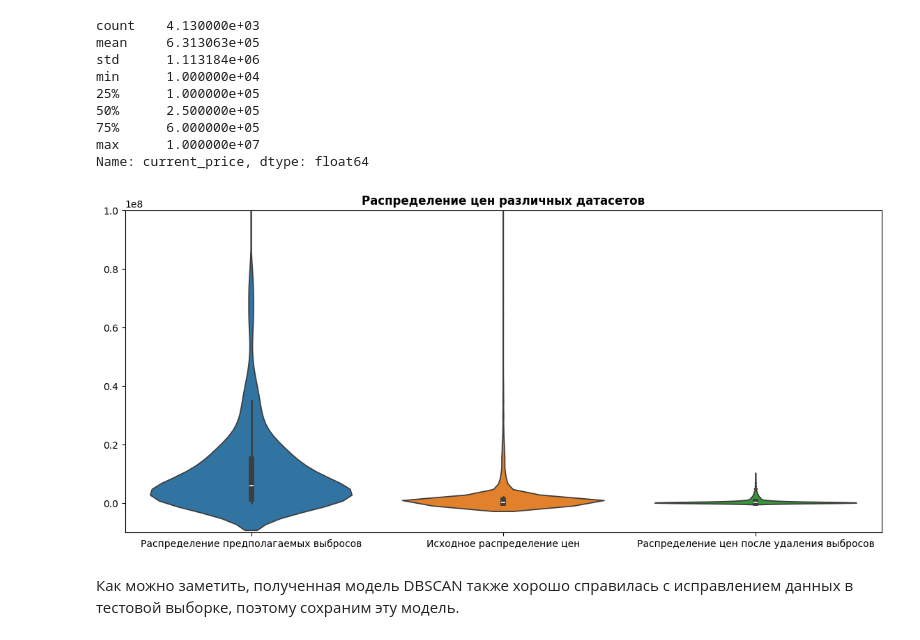
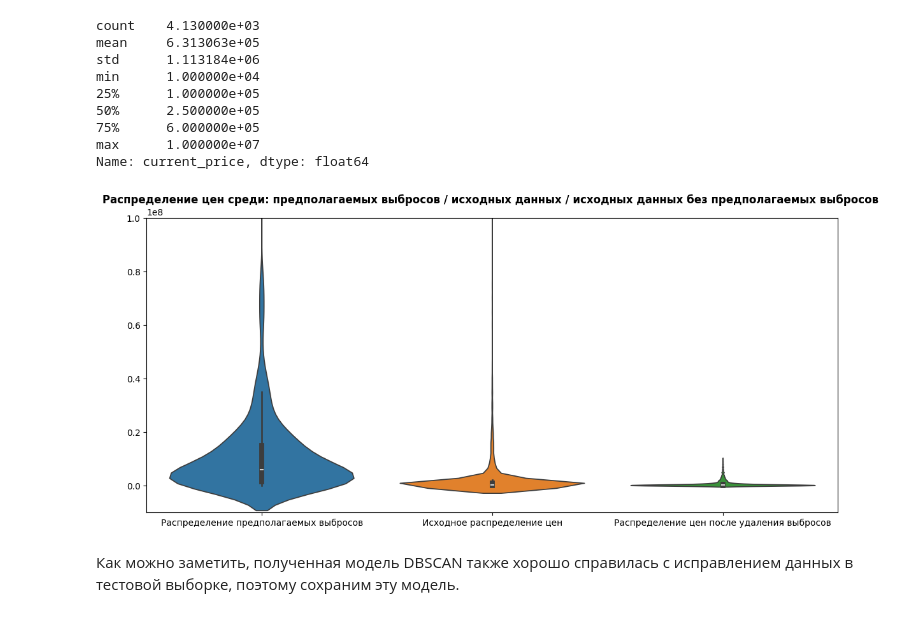
Before and after one commit to Venbiess/Football-Player-Statistics-and-Transfer-Market-Math-Perspective, a Jupyter notebook: DBSCAN.ipynb, the cells around one changed output. Drawn from its saved outputs; the diff is of its cells as text; code cells hidden in the pictures.

```diff
--- a/DBSCAN.ipynb
+++ b/DBSCAN.ipynb
@@ -231,16 +231,16 @@ Name: current_price, dtype: float64
 # %%
 # Построение графиков распределения цен.
 fig, ax = plt.subplots(figsize=(14, 6))
 violins = pd.DataFrame({'Распределение предполагаемых выбросов': outliers,
                         'Исходное распределение цен': y_test,
                         'Распределение цен после удаления выбросов': without_outliers})
 sns.violinplot(data=violins)
 
 ax.set_ylim(-1e7, 1e8)
-plt.title('Распределение цен различных датасетов', weight='bold')
+plt.title('Распределение цен среди: предполагаемых выбросов / исходных данных / исходных данных без предполагаемых выбросов ', weight='bold')
 plt.show()
 # %% [output]
-[figure, old version]
+[figure, new version]
 # %% [markdown]
 Как можно заметить, полученная модель DBSCAN также хорошо справилась с исправлением данных в тестовой выборке, поэтому сохраним эту модель.
 # %%
```
Also changed, not shown: parts of 1 cell of this notebook.
